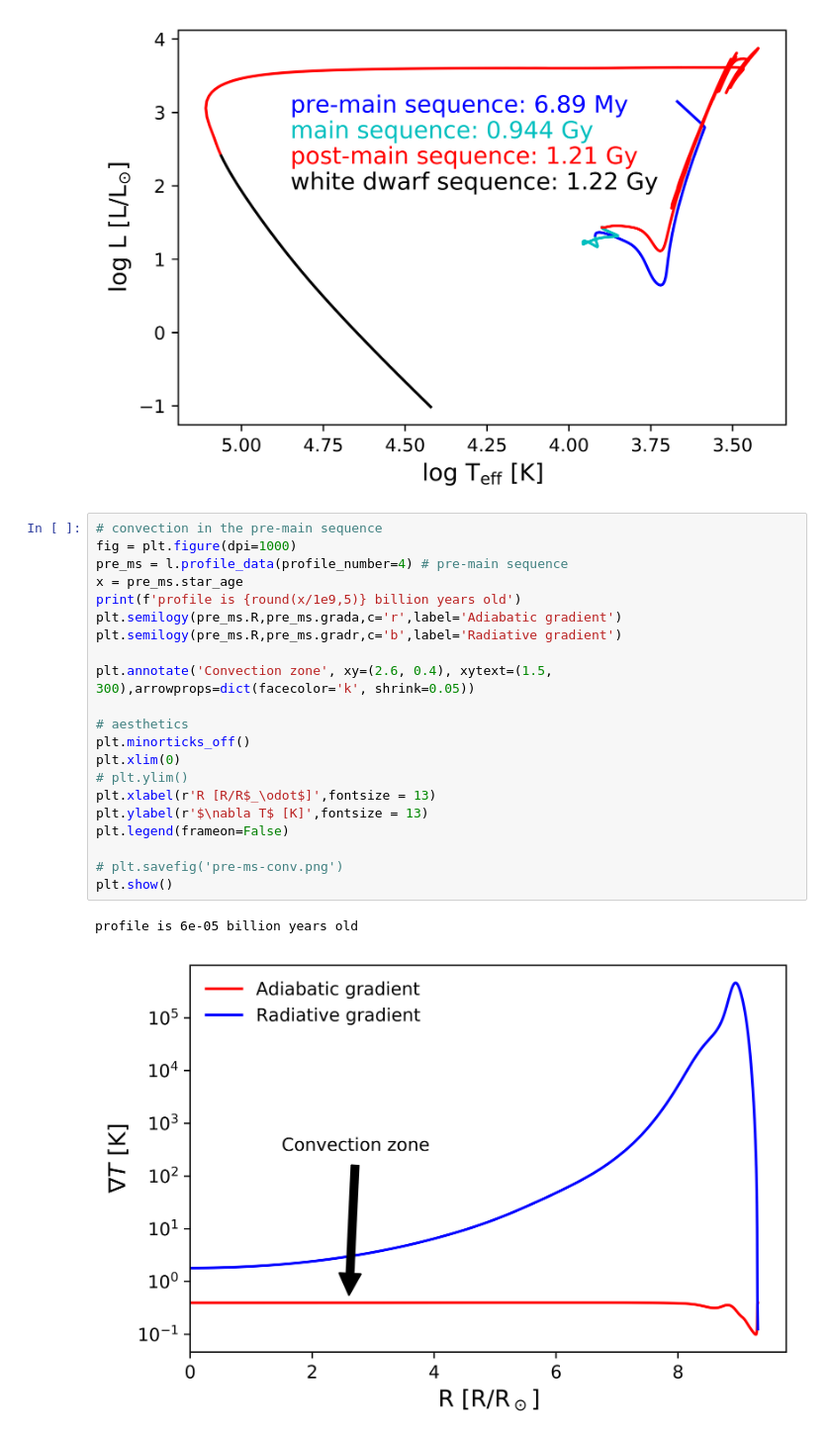
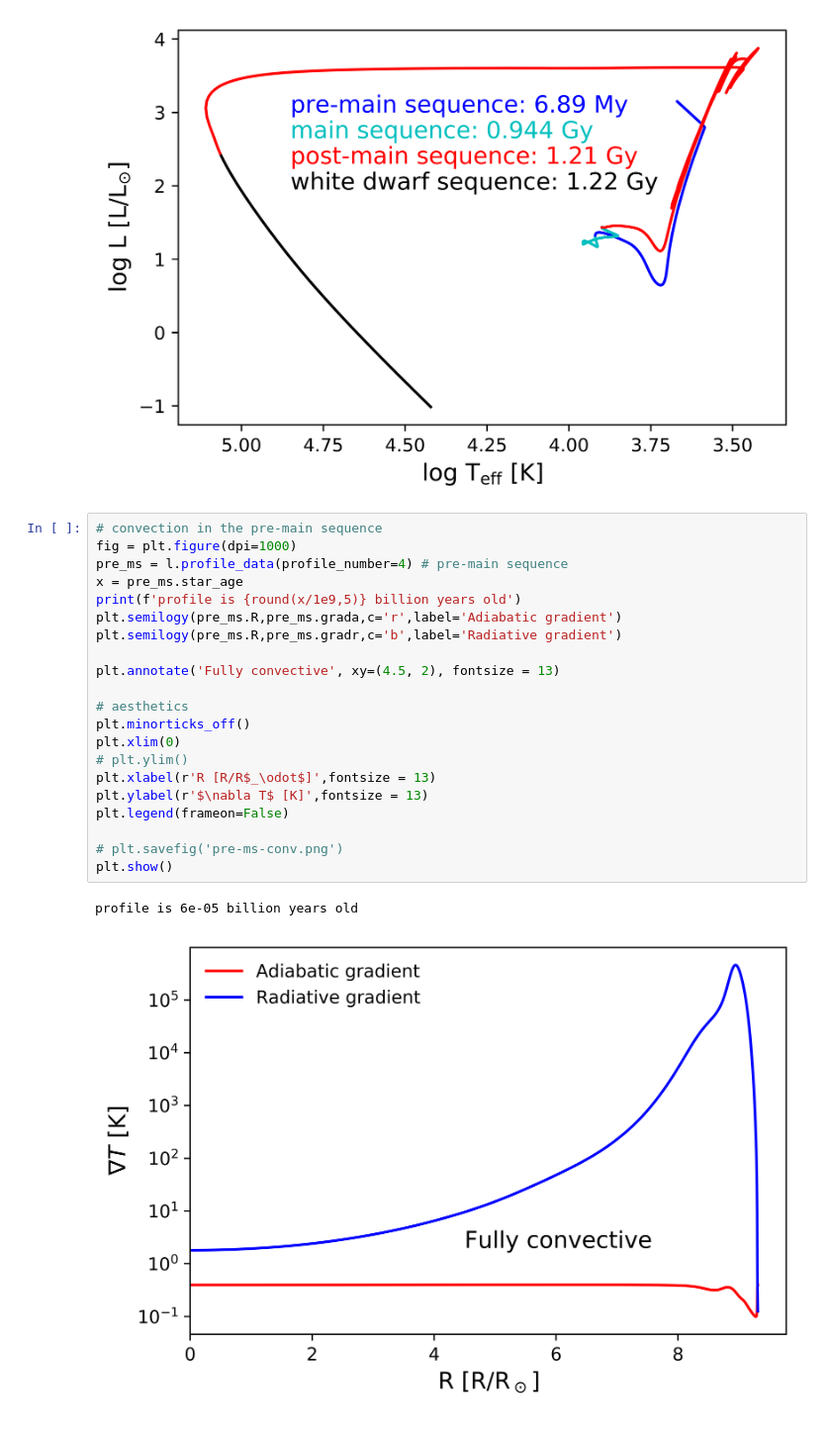
Before and after one commit to astroseay/astronomy_projects, a Jupyter notebook: sse.ipynb, the cells around one changed output. Shown at 99% size. Cells and saved outputs as stored; diff of their text form.

```diff
--- a/sse.ipynb
+++ b/sse.ipynb
@@ -136,27 +140,27 @@ plt.show()
 # %%
 # convection in the pre-main sequence
 fig = plt.figure(dpi=1000)
 pre_ms = l.profile_data(profile_number=4) # pre-main sequence
 x = pre_ms.star_age
 print(f'profile is {round(x/1e9,5)} billion years old')
 plt.semilogy(pre_ms.R,pre_ms.grada,c='r',label='Adiabatic gradient')
 plt.semilogy(pre_ms.R,pre_ms.gradr,c='b',label='Radiative gradient')
 
-plt.annotate('Convection zone', xy=(2.6, 0.4), xytext=(1.5, 300),arrowprops=dict(facecolor='k', shrink=0.05))
+plt.annotate('Fully convective', xy=(4.5, 2), fontsize = 13)
 
 # aesthetics
 plt.minorticks_off()
 plt.xlim(0)
 # plt.ylim()
 plt.xlabel(r'R [R/R$_\odot$]',fontsize = 13)
 plt.ylabel(r'$\nabla T$ [K]',fontsize = 13)
 plt.legend(frameon=False)
 
 # plt.savefig('pre-ms-conv.png')
 plt.show()
 # %% [output]
 profile is 6e-05 billion years old
-[figure, old version]
+[figure, new version]
 # %%
 # convection in the main sequence
 fig = plt.figure(dpi=1000)
```
Also changed, not shown: parts of 3 cells of this notebook.
